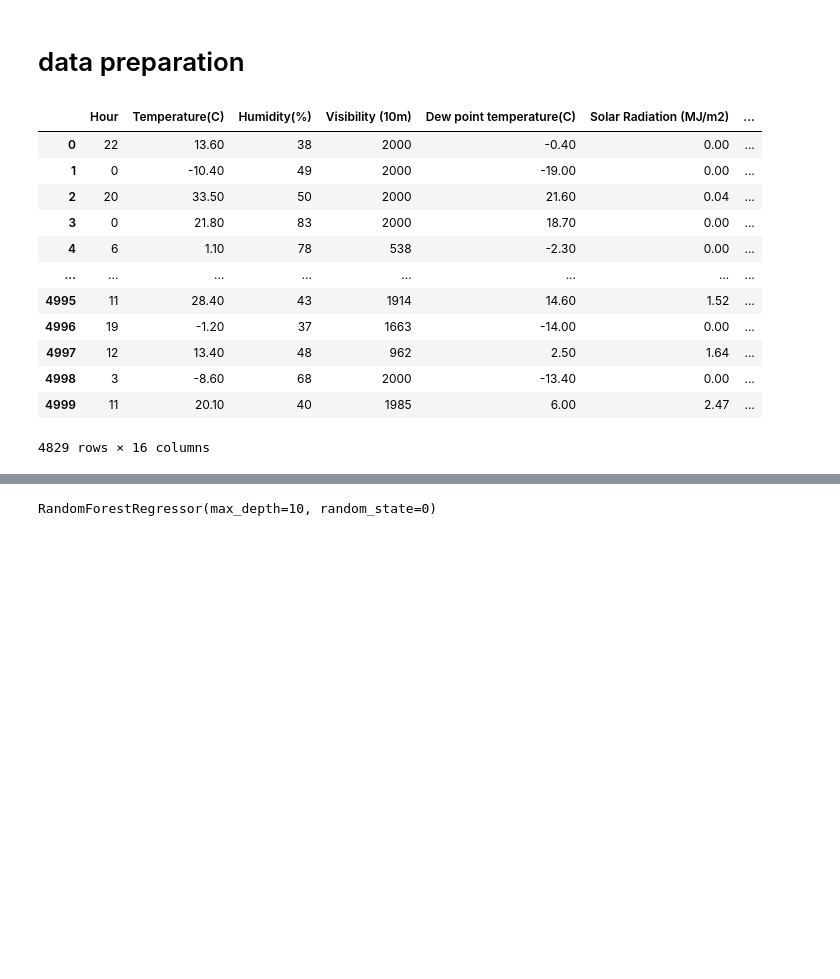
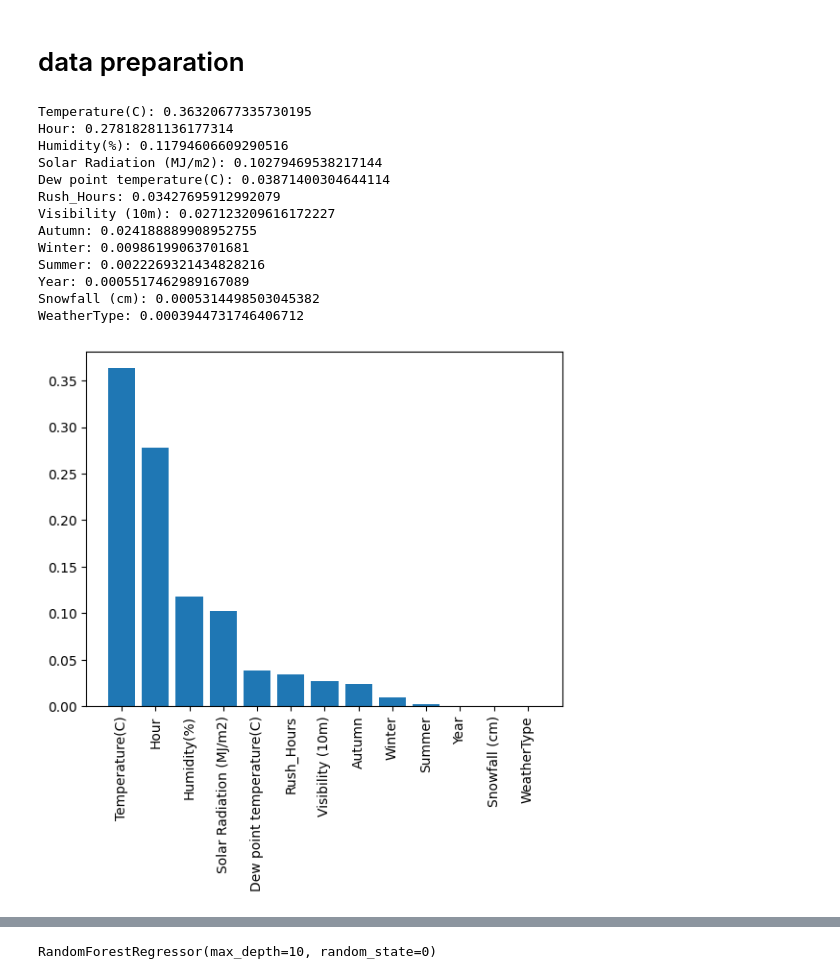
Before and after one commit to HeithemTarchouna/E_Scooter_Prediction, a Jupyter notebook: Ml.ipynb, the cells around one changed output, grey strips where cells are left out. Saved outputs shown, nothing was run; the diff lists cells and outputs as text; code cells hidden in the pictures; blank space fills up the shorter version.

```diff
--- a/Ml.ipynb
+++ b/Ml.ipynb
@@ -503,22 +503,6 @@ def merge_functioning_days(functioning_days,non_functioning_days):
 #split based on the functioning day
 preprocessed_data = preprocess(train_data)
 functioning_days_train,non_functioning_days_train = split_functioning_days(preprocessed_data)
-# %%
-functioning_days_train
-# %% [output]
-|  | Hour | Temperature(C) | Humidity(%) | Visibility (10m) | Dew point temperature(C) | Solar Radiation (MJ/m2) | ... |
-| 0 | 22 | 13.60 | 38 | 2000 | -0.40 | 0.00 | ... |
-| 1 | 0 | -10.40 | 49 | 2000 | -19.00 | 0.00 | ... |
-| 2 | 20 | 33.50 | 50 | 2000 | 21.60 | 0.04 | ... |
-| 3 | 0 | 21.80 | 83 | 2000 | 18.70 | 0.00 | ... |
-| 4 | 6 | 1.10 | 78 | 538 | -2.30 | 0.00 | ... |
-| ... | ... | ... | ... | ... | ... | ... | ... |
-| 4995 | 11 | 28.40 | 43 | 1914 | 14.60 | 1.52 | ... |
-| 4996 | 19 | -1.20 | 37 | 1663 | -14.00 | 0.00 | ... |
-| 4997 | 12 | 13.40 | 48 | 962 | 2.50 | 1.64 | ... |
-| 4998 | 3 | -8.60 | 68 | 2000 | -13.40 | 0.00 | ... |
-| 4999 | 11 | 20.10 | 40 | 1985 | 6.00 | 2.47 | ... |
-4829 rows × 16 columns
 # %%
 X_TRAIN = functioning_days_train.drop(axis=0,columns=["E-scooter Count",'Functioning Day','old_index'])
 Y_TRAIN = functioning_days_train["E-scooter Count"]
@@ -527,0 +509,41 @@ X_TRAIN = scaler.transform(X_TRAIN)
+# %%
+from sklearn.inspection import permutation_importance
+
+
+x_train, x_test, y_train, y_test = train_test_split(X_TRAIN,Y_TRAIN)
+
+model = RandomForestRegressor()
+model.fit(X_TRAIN, Y_TRAIN)
+
+# Calculate the permutation importance of each feature
+result = permutation_importance(model, x_test, y_test, n_repeats=10, random_state=0)
+
+# Sort the features by their permutation importance
+fi = sorted(zip(model.feature_importances_, X_TRAIN.columns), reverse=True)
+
+# Print the permutation importance of each feature
+for feature in fi:
+    print(f"{feature[1]}: {feature[0]}")
+
+# Plot the feature importance
+features = [x[1] for x in fi]
+importance = [x[0] for x in fi]
+plt.bar(np.arange(len(features)), importance)
+plt.xticks(np.arange(len(features)), features)
+plt.xticks(rotation=90)
+plt.show()
+# %% [output]
+Temperature(C): 0.36320677335730195
+Hour: 0.27818281136177314
+Humidity(%): 0.11794606609290516
+Solar Radiation (MJ/m2): 0.10279469538217144
+Dew point temperature(C): 0.03871400304644114
+Rush_Hours: 0.03427695912992079
+Visibility (10m): 0.027123209616172227
+Autumn: 0.024188889908952755
+Winter: 0.00986199063701681
+Summer: 0.0022269321434828216
+Year: 0.0005517462989167089
+Snowfall (cm): 0.0005314498503045382
+WeatherType: 0.0003944731746406712
+[figure, added]
```
Also changed, not shown: parts of 8 cells of this notebook, 1 other file.
